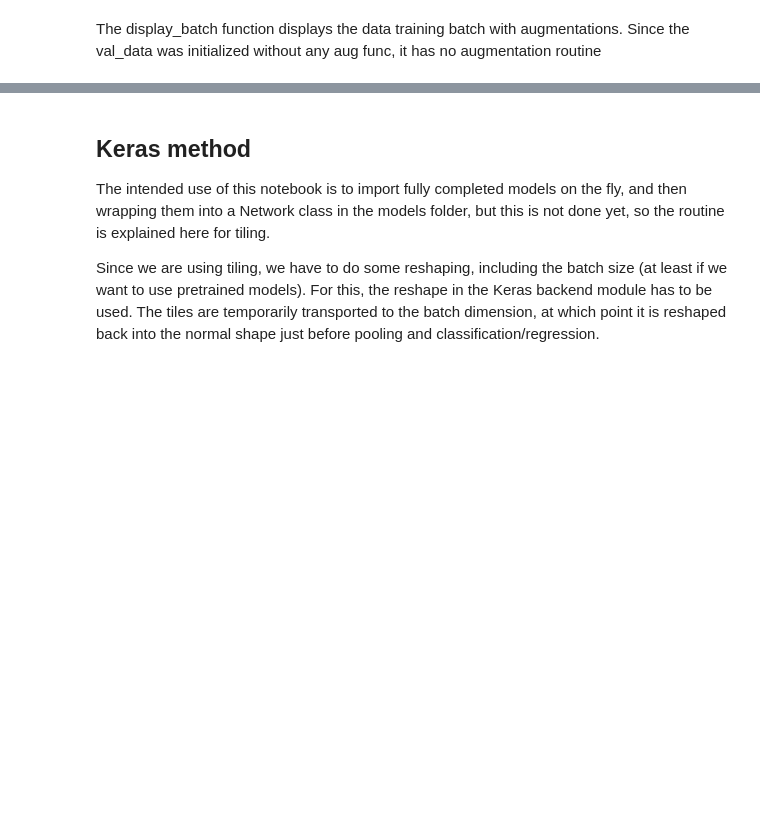
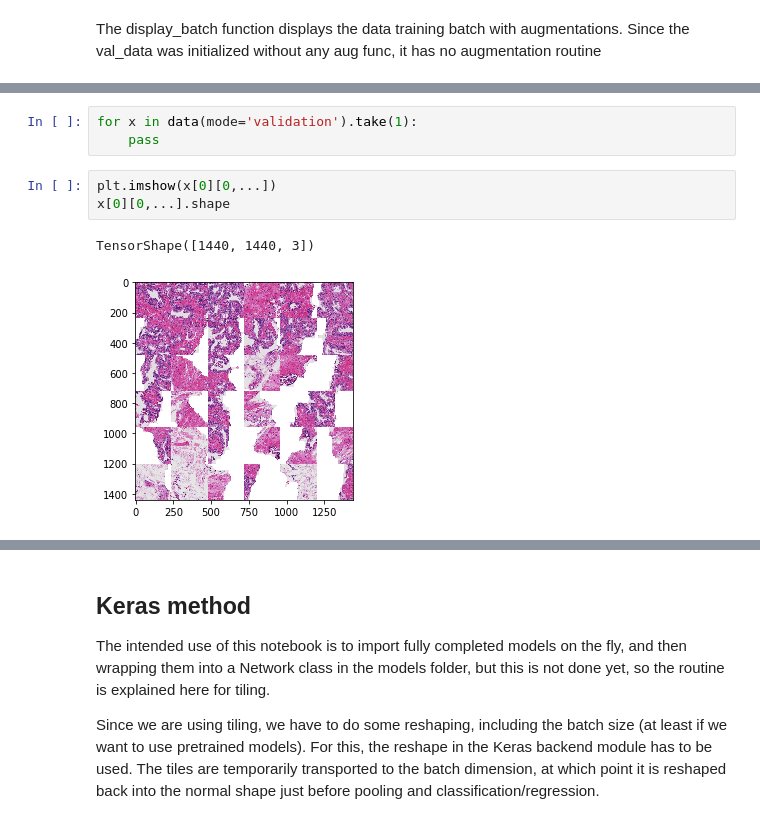
Before and after one commit to stephandooper/panda, a Jupyter notebook: notebooks/example.ipynb, the cells around one changed output, grey strips where cells are left out. Cells and saved outputs as stored; diff of their text form; blank space fills up the shorter version.

```diff
--- a/notebooks/example.ipynb
+++ b/notebooks/example.ipynb
@@ -321 +342,10 @@ Wed Jun  3 00:53:08 2020
+# %%
+for x in data(mode='validation').take(1):
+    pass
+# %%
+plt.imshow(x[0][0,...])
+x[0][0,...].shape
+# %% [output]
+TensorShape([1440, 1440, 3])
+[figure, added]
 # %%
```
Also changed, not shown: parts of 21 cells of this notebook, 22 other files.
